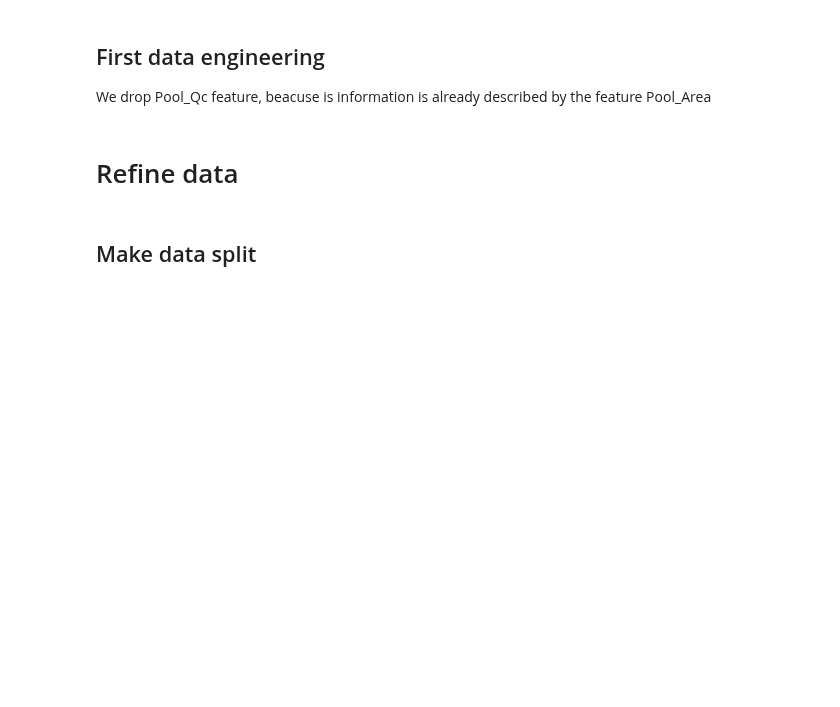
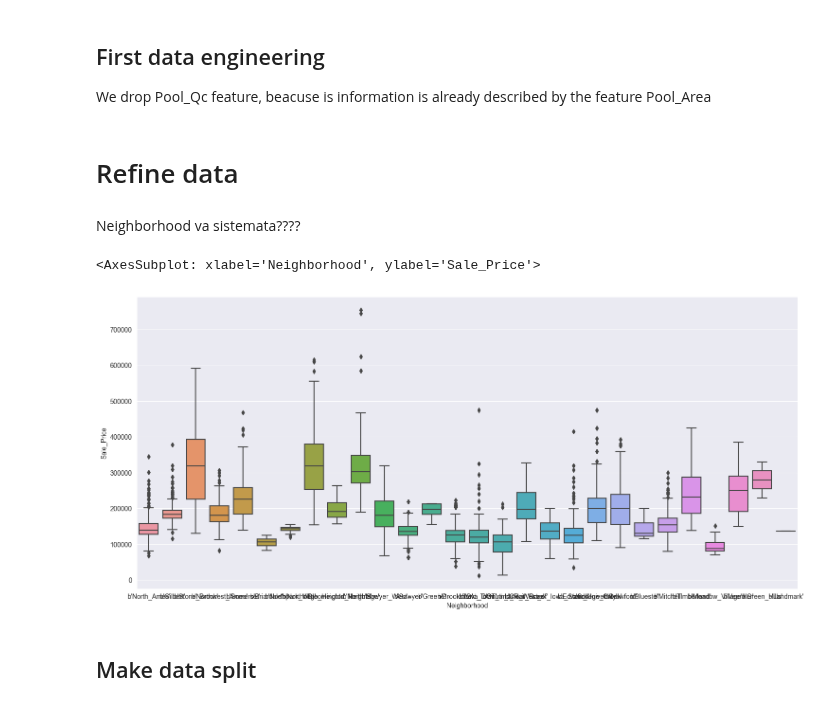
Before and after one commit to davide-tonetto-884585/House-Sale-Price-Prediction, a Jupyter notebook: data-engineering.ipynb, the cells around one changed output. Saved outputs shown, nothing was run; the diff lists cells and outputs as text; code cells hidden in the pictures; blank space fills up the shorter version.

```diff
--- a/data-engineering.ipynb
+++ b/data-engineering.ipynb
@@ -40,6 +40,14 @@ def refineData(df):
 
 
 data = refineData(data)
+# %% [markdown]
+Neighborhood va sistemata????
+# %%
+plt.figure(figsize=(18, 8))
+sns.boxplot(x=data.Neighborhood, y=data.Sale_Price)
+# %% [output]
+<AxesSubplot: xlabel='Neighborhood', ylabel='Sale_Price'>
+[figure, added]
 # %% [markdown]
 ## Make data split
 # %%
```
Also changed, not shown: parts of 4 cells of this notebook, 5 other files.
